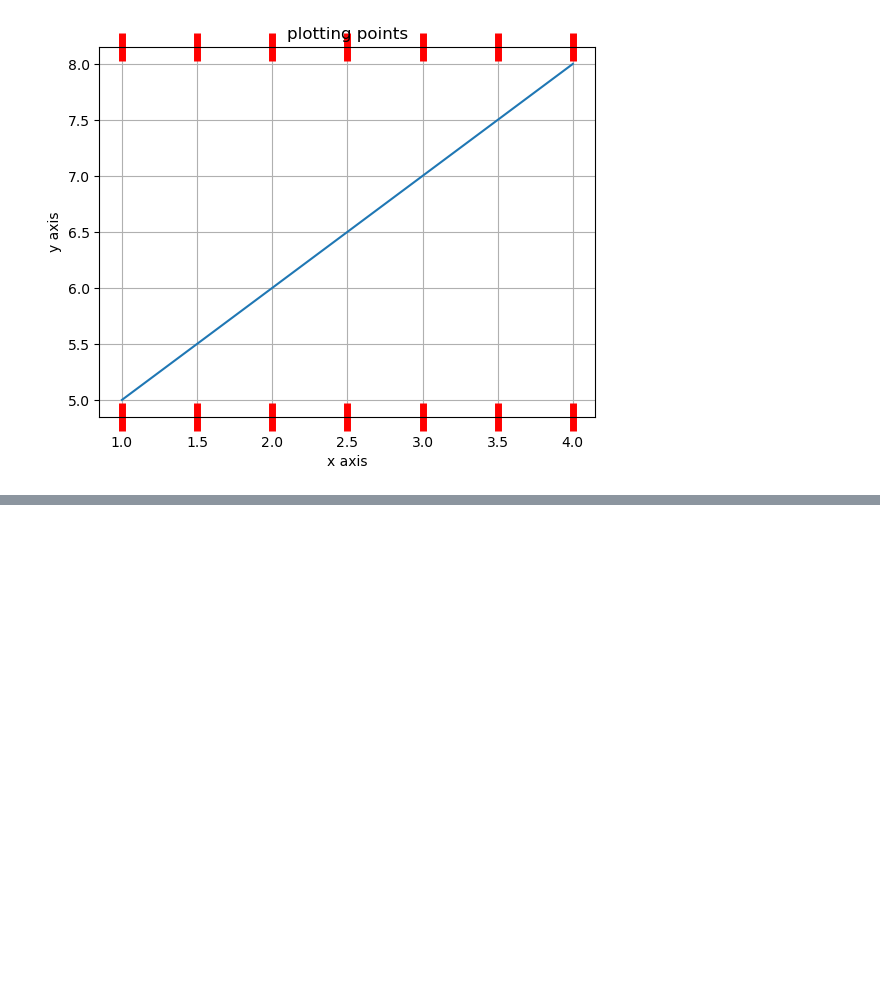
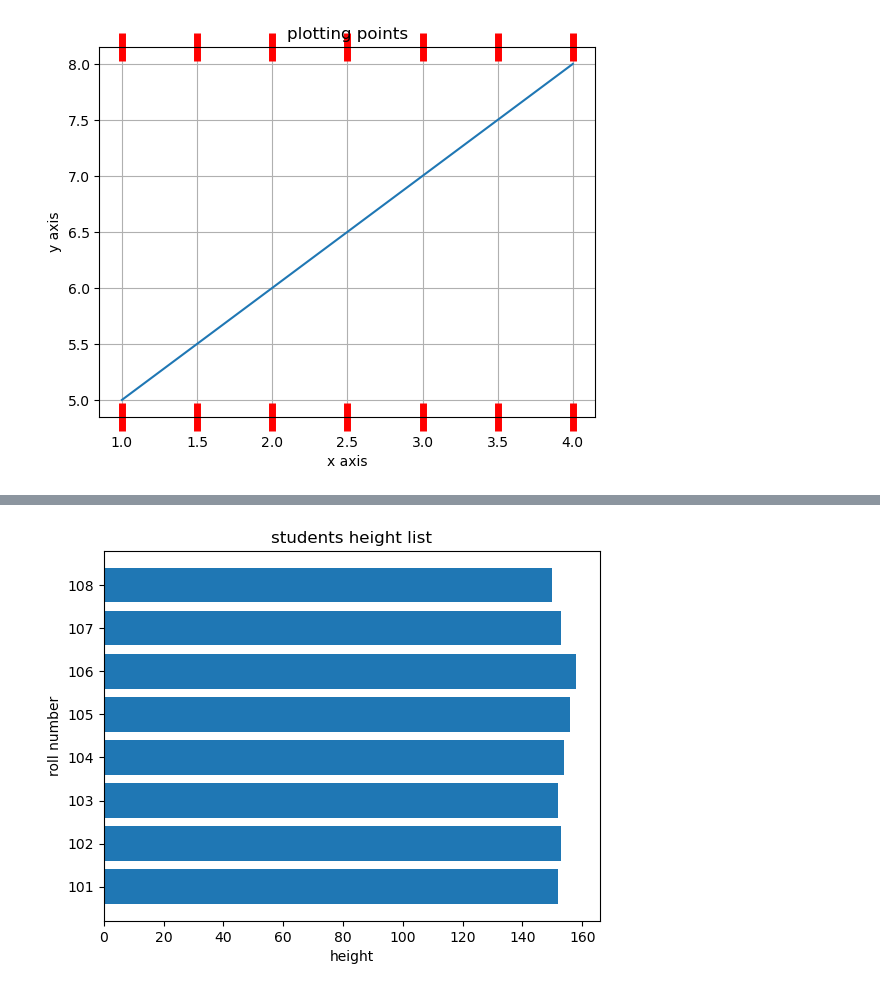
Before and after one commit to Sharafunneesa-pp/DataScienceToolkit, a Jupyter notebook: matplotlib.ipynb, the cells around one changed output, grey strips where cells are left out. Cells and saved outputs as stored; diff of their text form; code cells hidden in the pictures; blank space fills up the shorter version.

```diff
--- a/matplotlib.ipynb
+++ b/matplotlib.ipynb
@@ -260,0 +370,13 @@ plt.show()
+# %%
+# horizontal bargraph
+# syntax:barh(y,width,height=0.8,left=None,align=center,**kwargs)
+
+x=[101,102,103,104,105,106,107,108]
+y=[152,153,152,154,156,158,153,150]
+plt.barh(x,y)
+plt.xlabel("height")
+plt.ylabel("roll number")
+plt.title("students height list")
+plt.show()
+# %% [output]
+[figure, added]
```
Also changed, not shown: parts of 11 cells of this notebook, 1 other file.
